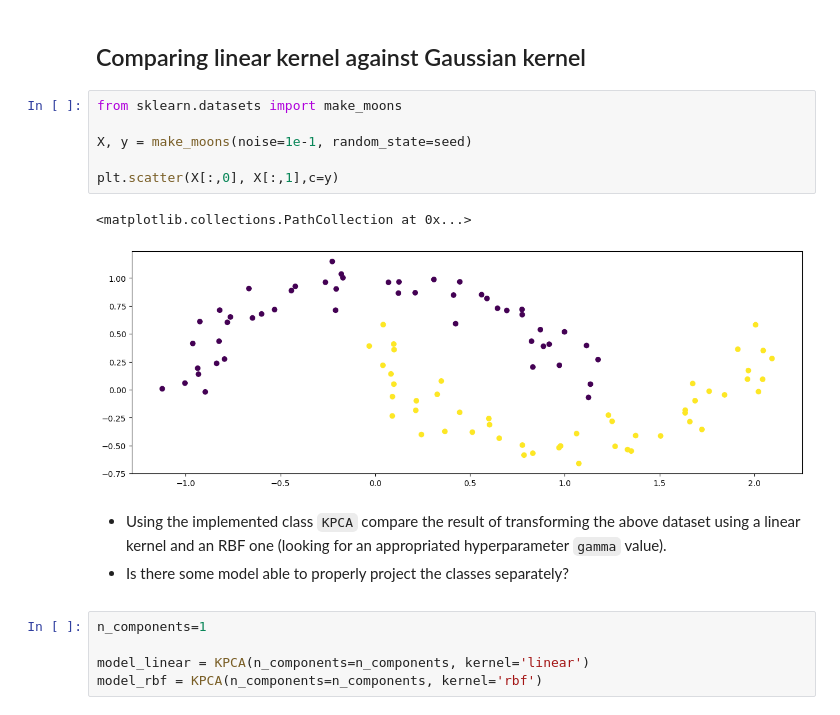
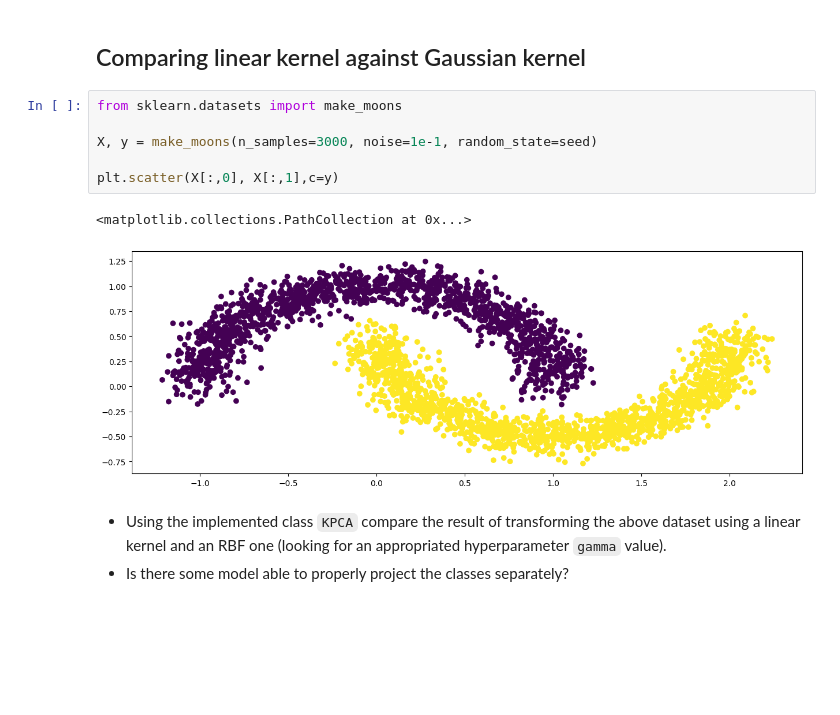
Before and after one commit to RafaDom02/MAAA, a Jupyter notebook: MAAA-23_24-KPCA_Qst.ipynb, the cells around one changed output. Drawn from its saved outputs; the diff is of its cells as text; blank space fills up the shorter version.

```diff
--- a/MAAA-23_24-KPCA_Qst.ipynb
+++ b/MAAA-23_24-KPCA_Qst.ipynb
@@ -336,20 +336,15 @@ Eigenvectors (KPCA with rbf kernel):
 # %%
 from sklearn.datasets import make_moons
 
-X, y = make_moons(noise=1e-1, random_state=seed)
+X, y = make_moons(n_samples=3000, noise=1e-1, random_state=seed)
 
 plt.scatter(X[:,0], X[:,1],c=y)
 # %% [output]
 <matplotlib.collections.PathCollection at 0x...>
-[figure, old version]
+[figure, new version]
 # %% [markdown]
 <div class="qst">
 
 * Using the implemented class `KPCA` compare the result of transforming the above dataset using a linear kernel and an RBF one (looking for an appropriated hyperparameter `gamma` value).
 * Is there some model able to properly project the classes separately?
 </div>
-# %%
-n_components=1
-
-model_linear = KPCA(n_components=n_components, kernel='linear')
-model_rbf = KPCA(n_components=n_components, kernel='rbf')
```
Also changed, not shown: parts of 4 cells of this notebook.
